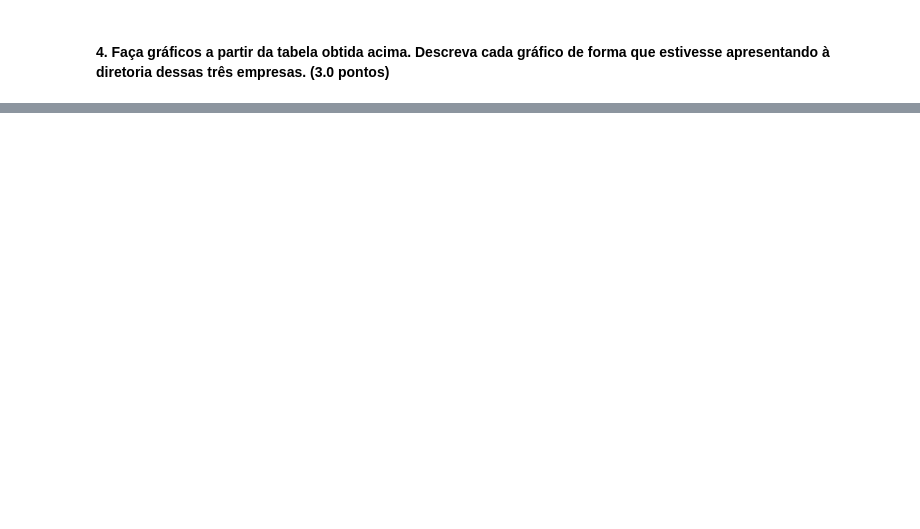
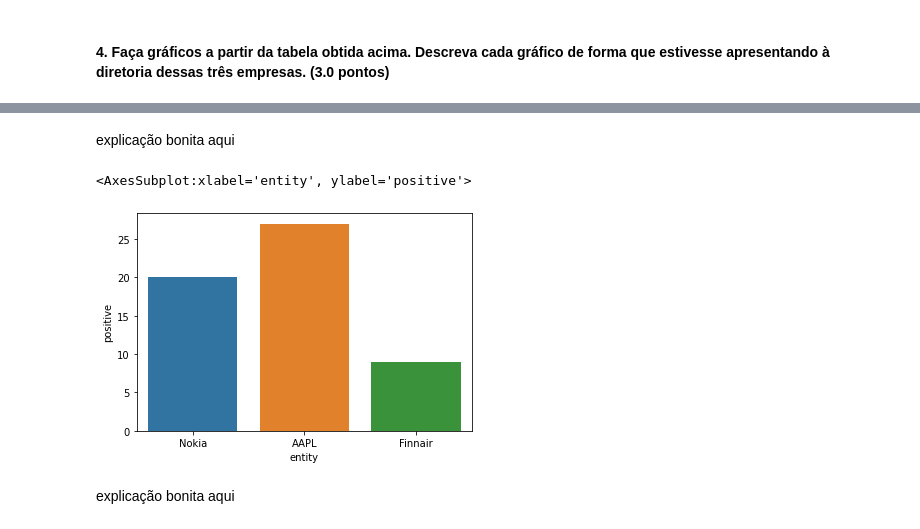
Before and after one commit to joaodath/dados_mod1, a Jupyter notebook: mod_3/projeto03/projeto03.ipynb, the cells around one changed output, grey strips where cells are left out. Drawn from its saved outputs; the diff is of its cells as text; code cells hidden in the pictures; blank space fills up the shorter version.

```diff
--- a/mod_3/projeto03/projeto03.ipynb
+++ b/mod_3/projeto03/projeto03.ipynb
@@ -359,0 +395,9 @@ Name: entity, Length: 2682, dtype: int64
+# %% [markdown]
+explicação bonita aqui
+# %%
+sns.barplot(x='entity', y='positive', data=total_values)
+# %% [output]
+<AxesSubplot:xlabel='entity', ylabel='positive'>
+[figure, added]
+# %% [markdown]
+explicação bonita aqui
```
Also changed, not shown: parts of 19 cells of this notebook.
